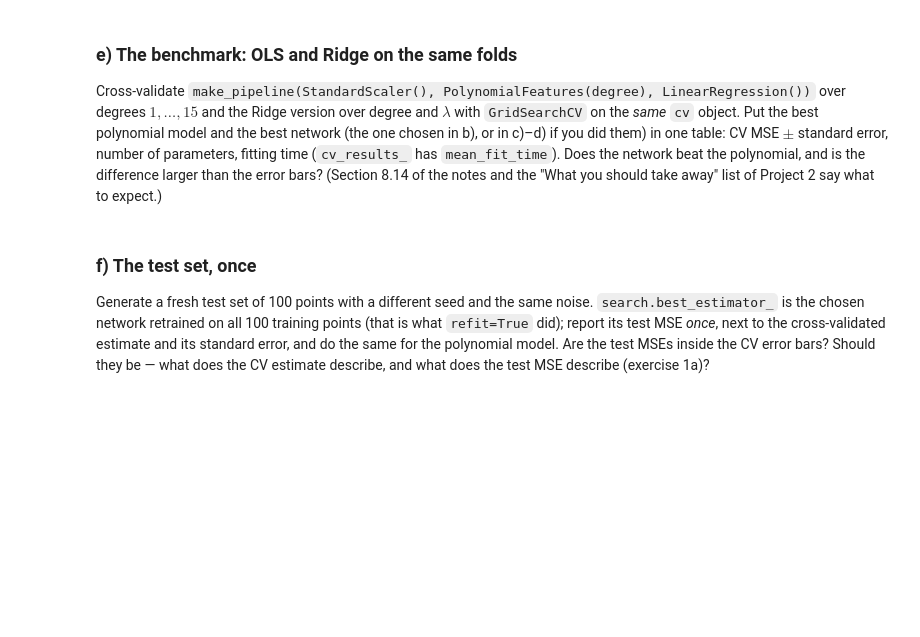
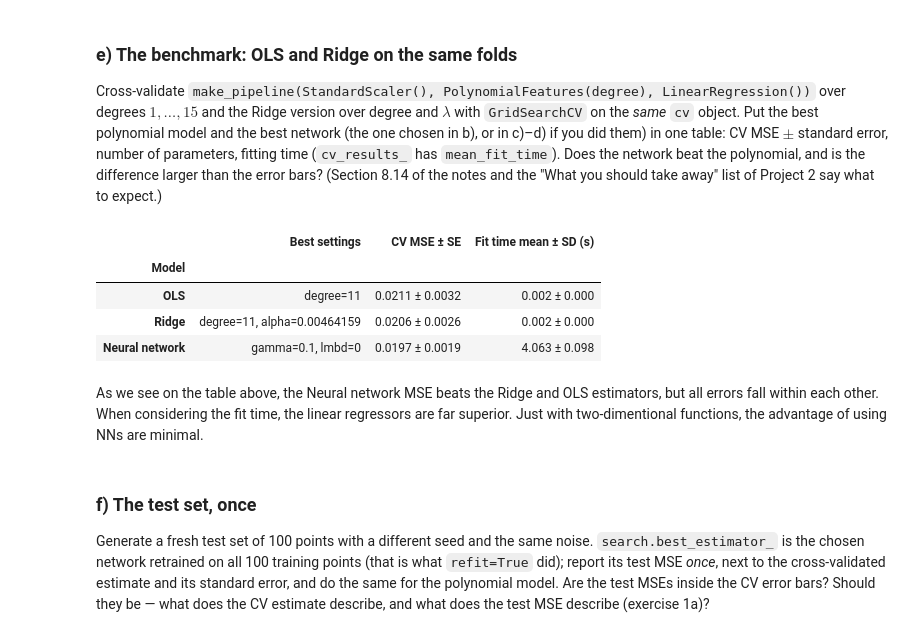
Before and after one commit to nillescorner/FYS-STK4155-Group, a Jupyter notebook: WeeklyTasks/exercisesweek44.ipynb, the cells around one changed output. Cells and saved outputs as stored; diff of their text form; code cells hidden in the pictures; blank space fills up the shorter version.

```diff
--- a/WeeklyTasks/exercisesweek44.ipynb
+++ b/WeeklyTasks/exercisesweek44.ipynb
@@ -1089,8 +1088,8 @@ import seaborn as sea
 
 param_grid = {"neuralnetregressor__gamma": [0.001, 0.003, 0.01, 0.03, 0.1],
               "neuralnetregressor__lmbd": [0.0, 1e-5, 1e-4, 1e-3, 1e-2]}
-search = GridSearchCV(net, param_grid, cv=cv, scoring="neg_mean_squared_error", return_train_score=True, n_jobs=-1)
-search.fit(X, y)
+search = GridSearchCV(net, param_grid, cv=cv, scoring="neg_mean_squared_error", return_train_score=True, n_jobs=-1, refit=True)
+fit_NN = search.fit(X, y)
 results = search.cv_results_          # a dict of arrays, one entry per grid point
 mse = -results["mean_test_score"].reshape(5, 5)
 se = results["std_test_score"].reshape(5, 5) / np.sqrt(cv.get_n_splits() - 1)
@@ -1199,26 +1202,84 @@ standard error, number of parameters, fitting time (`cv_results_` has
 difference larger than the error bars? (Section 8.14 of the notes and the
 "What you should take away" list of Project 2 say what to expect.)
 # %%
+import pandas as pd
+
 rng = np.random.default_rng(2026)
 n = 100
 x = np.sort(rng.uniform(-1.0, 1.0, n))
 sigma = 0.1
 y = runge(x) + rng.normal(0.0, sigma, n)
 X = x.reshape(-1, 1)
 
 # OLS
 # hyperparams: degrees
 poly = make_pipeline(StandardScaler(), PolynomialFeatures(), LinearRegression())
-search_poly = GridSearchCV(poly, {"polynomialfeatures__degree": range(1, 16)}, cv=cv, scoring="neg_mean_squared_error", return_train_score=True)
-fit_OLS = search_poly.fit(X, y)
+search_OLS = GridSearchCV(poly, {"polynomialfeatures__degree": range(1, 16)}, cv=cv, scoring="neg_mean_squared_error", return_train_score=True, refit=True)
+fit_OLS = search_OLS.fit(X, y)
 
 # RIDGE
 # hyperparams: degrees, penalty
 poly = make_pipeline(StandardScaler(), PolynomialFeatures(), Ridge())
-search_poly = GridSearchCV(poly, {"polynomialfeatures__degree": range(1, 16),
-                                        "ridge_alpha": np.logspace(-4,1,10)},
-                                  cv=cv, scoring="neg_mean_squared_error", return_train_score=True)
-fit_Ridge = search_poly.fit(X, y)
+search_ridge = GridSearchCV(poly, {"polynomialfeatures__degree": range(1, 16),
+                                        "ridge__alpha": np.logspace(-4,1,10)},
+                                  cv=cv, scoring="neg_mean_squared_error", return_train_score=True, refit=True)
+fit_Ridge = search_ridge.fit(X, y)
+
+
+
+# table setup
+
+# x               |  best polynomial model ols | --:-- ridge | best network
+# CV mse +-std    |
+# fitting time +- |
+# penalty         |
+# gamma           |
+
+def cv_summary(model_name, fitted_search):
+    """ Gathers out useful info formatted in a dictionary. LLM assisted """
+    results = fitted_search.cv_results_
+    index = fitted_search.best_index_
+    params = results["params"][index]
+
+    settings = ", ".join(
+        f"{key.rsplit('__', 1)[-1]}={value:g}"
+        for key, value in params.items()
+    )
+
+    # Convert sklearn's fold standard deviation (ddof=0) to the SE
+    # formula used in this notebook.
+    se = results["std_test_score"][index] / np.sqrt(
+        fitted_search.n_splits_ - 1
+    )
+
+    return {
+        "Model": model_name,
+        "Best settings": settings,
+        "CV MSE ± SE": (
+            f"{-results['mean_test_score'][index]:.4f} ± {se:.4f}"
+        ),
+        "Fit time mean ± SD (s)": (
+            f"{results['mean_fit_time'][index]:.3f} ± "
+            f"{results['std_fit_time'][index]:.3f}"
+        ),
+    }
+
+
+rows = [
+    cv_summary("OLS", fit_OLS),
+    cv_summary("Ridge", fit_Ridge),
+    cv_summary("Neural network", fit_NN),
+]
+
+display(pd.DataFrame(rows).set_index("Model"))
+# %% [output]
+|  | Best settings | CV MSE ± SE | Fit time mean ± SD (s) |
+| Model |  |  |  |
+| OLS | degree=11 | 0.0211 ± 0.0032 | 0.002 ± 0.000 |
+| Ridge | degree=11, alpha=0.00464159 | 0.0206 ± 0.0026 | 0.002 ± 0.000 |
+| Neural network | gamma=0.1, lmbd=0 | 0.0197 ± 0.0019 | 4.063 ± 0.098 |
+# %% [markdown]
+As we see on the table above, the Neural network MSE beats the Ridge and OLS estimators, but all errors fall within each other. When considering the fit time, the linear regressors are far superior. Just with two-dimentional functions, the advantage of using NNs are minimal.
 # %% [markdown]
 ### f) The test set, once
 
```
Also changed, not shown: parts of 6 cells of this notebook.
